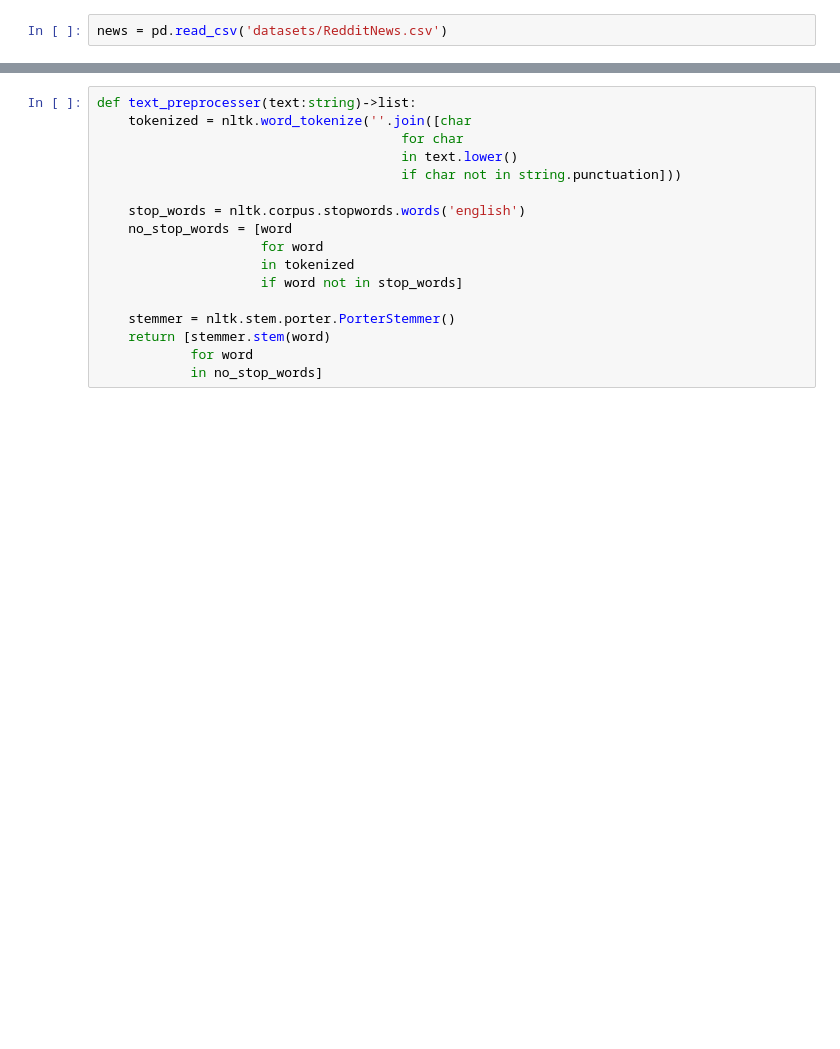
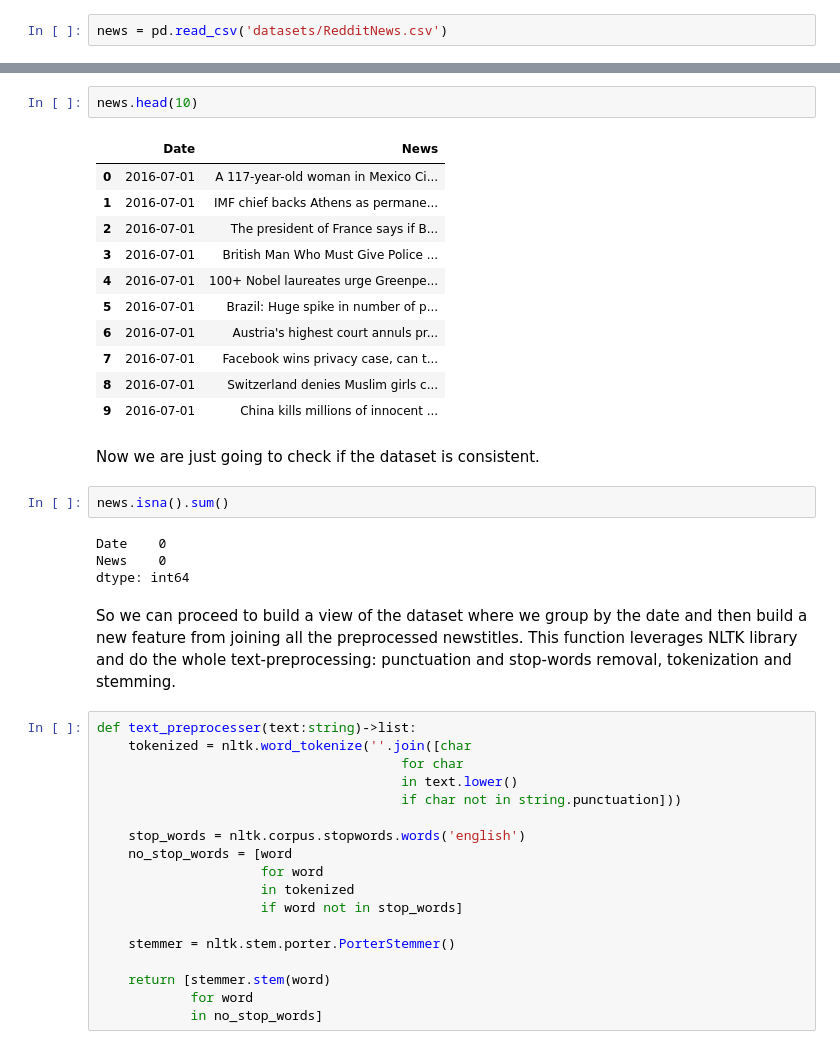
Before and after one commit to LeoDiNino97/FDS_final_project, a Jupyter notebook: main.ipynb, the cells around one changed output, grey strips where cells are left out. Cells and saved outputs as stored; diff of their text form; blank space fills up the shorter version.

```diff
--- a/main.ipynb
+++ b/main.ipynb
@@ -28,3 +93,27 @@ Things to do:
+# %%
+news.head(10)
+# %% [output]
+|  | Date | News |
+| 0 | 2016-07-01 | A 117-year-old woman in Mexico Ci... |
+| 1 | 2016-07-01 | IMF chief backs Athens as permane... |
+| 2 | 2016-07-01 | The president of France says if B... |
+| 3 | 2016-07-01 | British Man Who Must Give Police ... |
+| 4 | 2016-07-01 | 100+ Nobel laureates urge Greenpe... |
+| 5 | 2016-07-01 | Brazil: Huge spike in number of p... |
+| 6 | 2016-07-01 | Austria's highest court annuls pr... |
+| 7 | 2016-07-01 | Facebook wins privacy case, can t... |
+| 8 | 2016-07-01 | Switzerland denies Muslim girls c... |
+| 9 | 2016-07-01 | China kills millions of innocent ... |
+# %% [markdown]
+Now we are just going to check if the dataset is consistent.
+# %%
+news.isna().sum()
+# %% [output]
+Date    0
+News    0
+dtype: int64
+# %% [markdown]
+So we can proceed to build a view of the dataset where we group by the date and then build a new feature from joining all the preprocessed newstitles. This function leverages NLTK library and do the whole text-preprocessing: punctuation and stop-words removal, tokenization and stemming.
 # %%
 def text_preprocesser(text:string)->list:
     tokenized = nltk.word_tokenize(''.join([char
@@ -39,6 +128,7 @@ def text_preprocesser(text:string)->list:
                      if word not in stop_words]
 
     stemmer = nltk.stem.porter.PorterStemmer()
+
     return [stemmer.stem(word)
             for word
             in no_stop_words]
```
Also changed, not shown: parts of 28 cells of this notebook.
